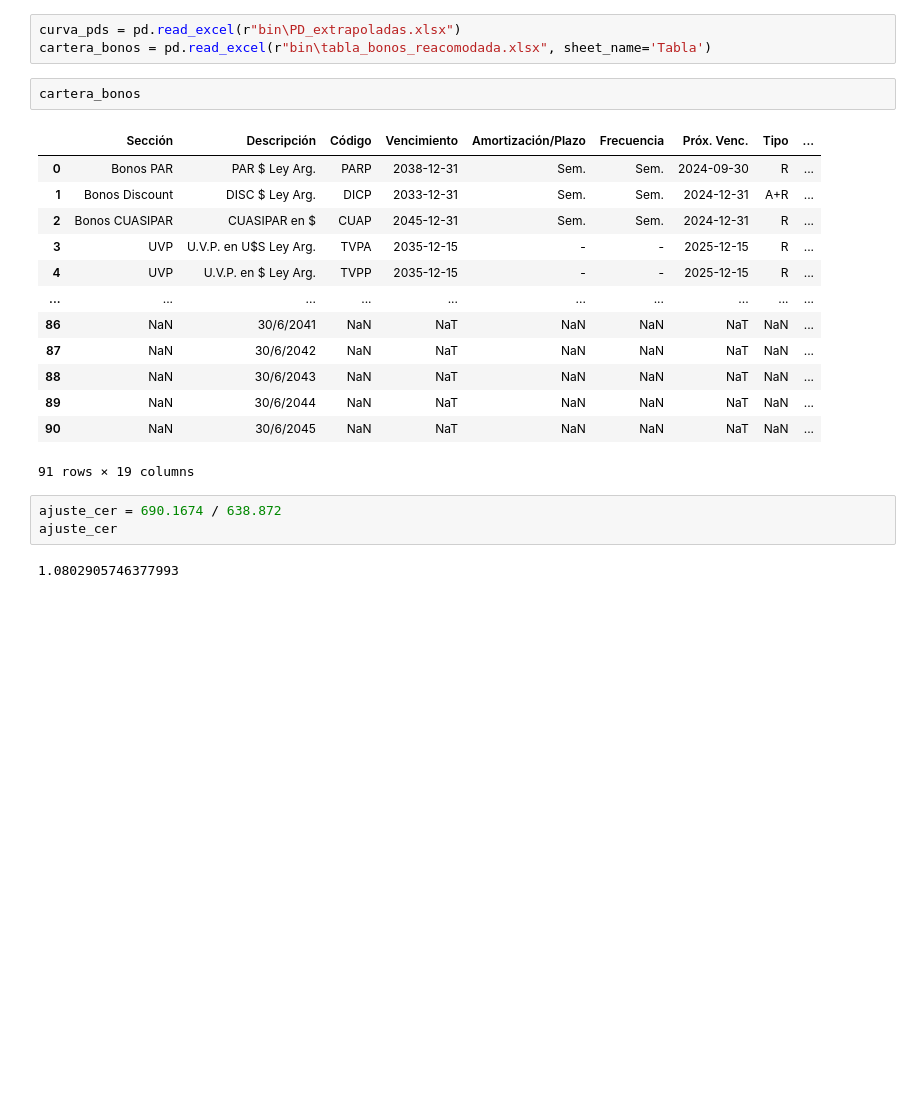
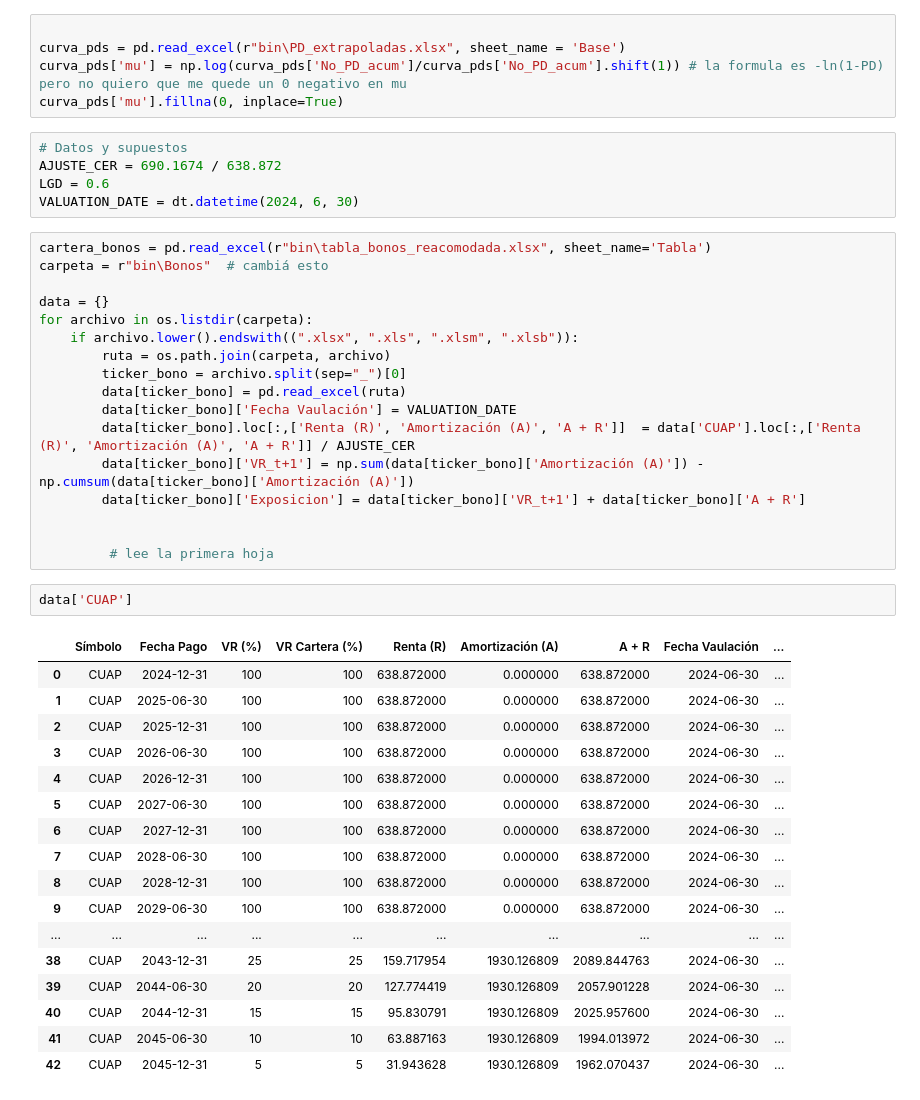
Before and after one commit to AlexDBurs/IBNR-NIIF-17, a Jupyter notebook: pd_rating.ipynb, the cells around one changed output. Saved outputs shown, nothing was run; the diff lists cells and outputs as text; blank space fills up the shorter version.

```diff
--- a/pd_rating.ipynb
+++ b/pd_rating.ipynb
@@ -14,24 +16,47 @@ os.getcwd()
-# %%
-curva_pds = pd.read_excel(r"bin\PD_extrapoladas.xlsx")
-cartera_bonos = pd.read_excel(r"bin\tabla_bonos_reacomodada.xlsx", sheet_name='Tabla')
-# %%
-cartera_bonos
-# %% [output]
-|  | Sección | Descripción | Código | Vencimiento | Amortización/Plazo | Frecuencia | Próx. Venc. | Tipo | ... |
-| 0 | Bonos PAR | PAR $ Ley Arg. | PARP | 2038-12-31 | Sem. | Sem. | 2024-09-30 | R | ... |
-| 1 | Bonos Discount | DISC $ Ley Arg. | DICP | 2033-12-31 | Sem. | Sem. | 2024-12-31 | A+R | ... |
-| 2 | Bonos CUASIPAR | CUASIPAR en $ | CUAP | 2045-12-31 | Sem. | Sem. | 2024-12-31 | R | ... |
-| 3 | UVP | U.V.P. en U$S Ley Arg. | TVPA | 2035-12-15 | - | - | 2025-12-15 | R | ... |
-| 4 | UVP | U.V.P. en $ Ley Arg. | TVPP | 2035-12-15 | - | - | 2025-12-15 | R | ... |
-| ... | ... | ... | ... | ... | ... | ... | ... | ... | ... |
-| 86 | NaN | 30/6/2041 | NaN | NaT | NaN | NaN | NaT | NaN | ... |
-| 87 | NaN | 30/6/2042 | NaN | NaT | NaN | NaN | NaT | NaN | ... |
-| 88 | NaN | 30/6/2043 | NaN | NaT | NaN | NaN | NaT | NaN | ... |
-| 89 | NaN | 30/6/2044 | NaN | NaT | NaN | NaN | NaT | NaN | ... |
-| 90 | NaN | 30/6/2045 | NaN | NaT | NaN | NaN | NaT | NaN | ... |
-91 rows × 19 columns
+# %%
+
+curva_pds = pd.read_excel(r"bin\PD_extrapoladas.xlsx", sheet_name = 'Base')
+curva_pds['mu'] = np.log(curva_pds['No_PD_acum']/curva_pds['No_PD_acum'].shift(1)) # la formula es -ln(1-PD) pero no quiero que me quede un 0 negativo en mu
+curva_pds['mu'].fillna(0, inplace=True)
 # %%
-ajuste_cer = 690.1674 / 638.872
-ajuste_cer
+# Datos y supuestos
+AJUSTE_CER = 690.1674 / 638.872
+LGD = 0.6
+VALUATION_DATE = dt.datetime(2024, 6, 30)
-# %% [output]
-1.0802905746377993
+# %%
+cartera_bonos = pd.read_excel(r"bin\tabla_bonos_reacomodada.xlsx", sheet_name='Tabla')
+carpeta = r"bin\Bonos"  # cambiá esto
+
+data = {}
+for archivo in os.listdir(carpeta):
+    if archivo.lower().endswith((".xlsx", ".xls", ".xlsm", ".xlsb")):
+        ruta = os.path.join(carpeta, archivo)
+        ticker_bono = archivo.split(sep="_")[0]
+        data[ticker_bono] = pd.read_excel(ruta)
+        data[ticker_bono]['Fecha Vaulación'] = VALUATION_DATE
+        data[ticker_bono].loc[:,['Renta (R)', 'Amortización (A)', 'A + R']]  = data['CUAP'].loc[:,['Renta (R)', 'Amortización (A)', 'A + R']] / AJUSTE_CER
+        data[ticker_bono]['VR_t+1'] = np.sum(data[ticker_bono]['Amortización (A)']) - np.cumsum(data[ticker_bono]['Amortización (A)'])
+        data[ticker_bono]['Exposicion'] = data[ticker_bono]['VR_t+1'] + data[ticker_bono]['A + R']
+
+
+         # lee la primera hoja
+# %%
+data['CUAP']
+# %% [output]
+|  | Símbolo | Fecha Pago | VR (%) | VR Cartera (%) | Renta (R) | Amortización (A) | A + R | Fecha Vaulación | ... |
+| 0 | CUAP | 2024-12-31 | 100 | 100 | 638.872000 | 0.000000 | 638.872000 | 2024-06-30 | ... |
+| 1 | CUAP | 2025-06-30 | 100 | 100 | 638.872000 | 0.000000 | 638.872000 | 2024-06-30 | ... |
+| 2 | CUAP | 2025-12-31 | 100 | 100 | 638.872000 | 0.000000 | 638.872000 | 2024-06-30 | ... |
+| 3 | CUAP | 2026-06-30 | 100 | 100 | 638.872000 | 0.000000 | 638.872000 | 2024-06-30 | ... |
+| 4 | CUAP | 2026-12-31 | 100 | 100 | 638.872000 | 0.000000 | 638.872000 | 2024-06-30 | ... |
+| 5 | CUAP | 2027-06-30 | 100 | 100 | 638.872000 | 0.000000 | 638.872000 | 2024-06-30 | ... |
+| 6 | CUAP | 2027-12-31 | 100 | 100 | 638.872000 | 0.000000 | 638.872000 | 2024-06-30 | ... |
+| 7 | CUAP | 2028-06-30 | 100 | 100 | 638.872000 | 0.000000 | 638.872000 | 2024-06-30 | ... |
+| 8 | CUAP | 2028-12-31 | 100 | 100 | 638.872000 | 0.000000 | 638.872000 | 2024-06-30 | ... |
+| 9 | CUAP | 2029-06-30 | 100 | 100 | 638.872000 | 0.000000 | 638.872000 | 2024-06-30 | ... |
+| ... | ... | ... | ... | ... | ... | ... | ... | ... | ... |
+| 38 | CUAP | 2043-12-31 | 25 | 25 | 159.717954 | 1930.126809 | 2089.844763 | 2024-06-30 | ... |
+| 39 | CUAP | 2044-06-30 | 20 | 20 | 127.774419 | 1930.126809 | 2057.901228 | 2024-06-30 | ... |
+| 40 | CUAP | 2044-12-31 | 15 | 15 | 95.830791 | 1930.126809 | 2025.957600 | 2024-06-30 | ... |
+| 41 | CUAP | 2045-06-30 | 10 | 10 | 63.887163 | 1930.126809 | 1994.013972 | 2024-06-30 | ... |
+| 42 | CUAP | 2045-12-31 | 5 | 5 | 31.943628 | 1930.126809 | 1962.070437 | 2024-06-30 | ... |
```
Also changed, not shown: parts of 6 cells of this notebook, 2 other files.
